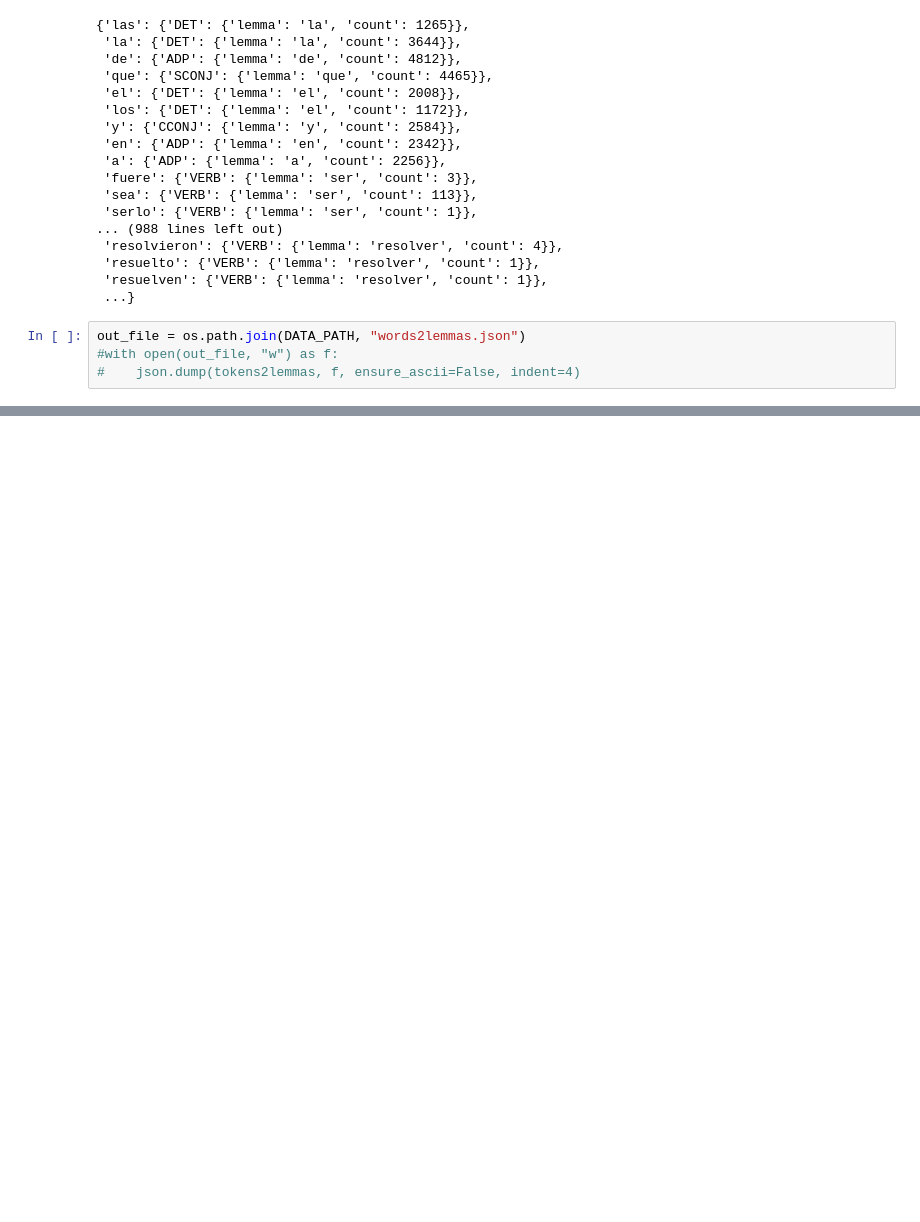
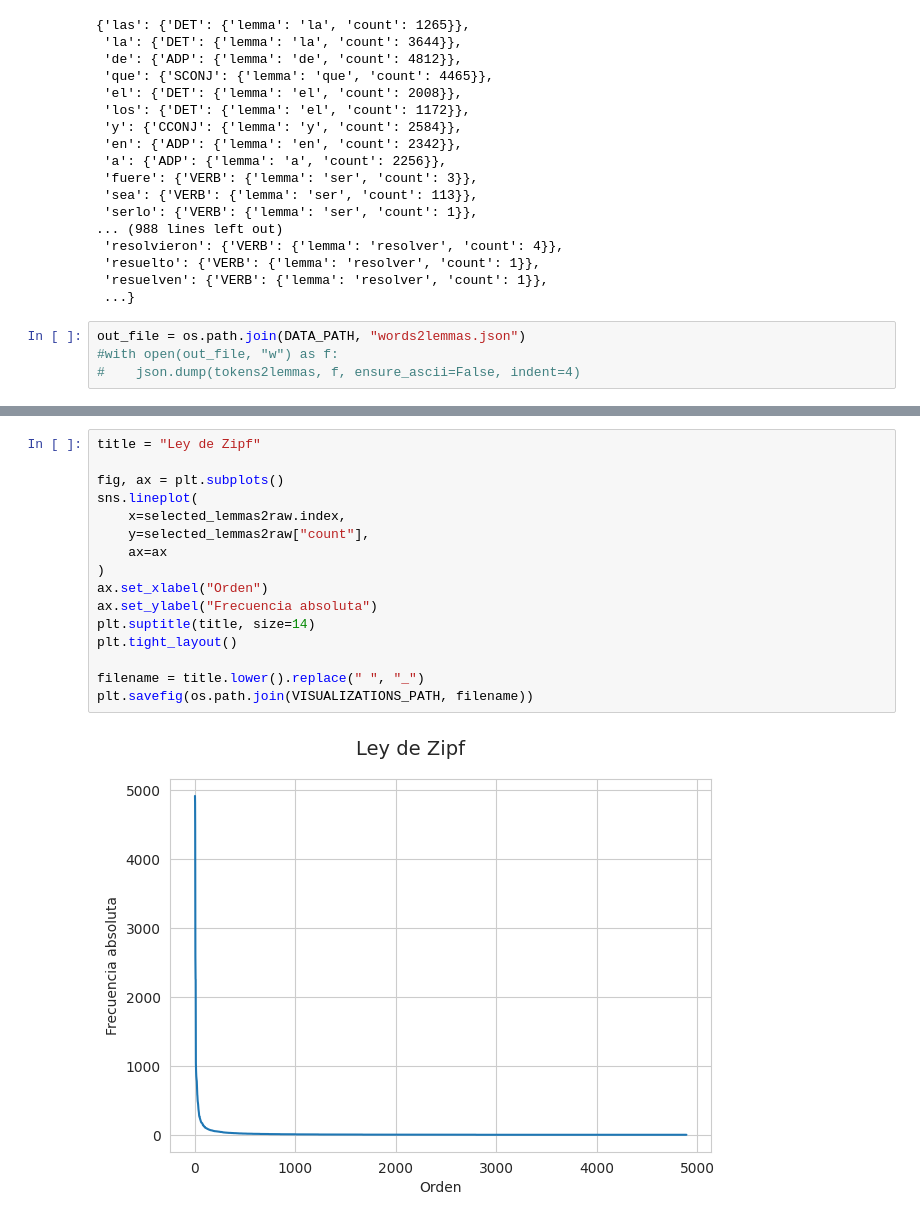
Before and after one commit to macfernandez/eddc-specialization-project, a Jupyter notebook: notebooks/03-annotation-description.ipynb, the cells around one changed output, grey strips where cells are left out. Saved outputs shown, nothing was run; the diff lists cells and outputs as text; blank space fills up the shorter version.

```diff
--- a/notebooks/03-annotation-description.ipynb
+++ b/notebooks/03-annotation-description.ipynb
@@ -287,0 +335,18 @@ out_file = os.path.join(DATA_PATH, "words2lemmas.json")
+# %%
+title = "Ley de Zipf"
+
+fig, ax = plt.subplots()
+sns.lineplot(
+    x=selected_lemmas2raw.index,
+    y=selected_lemmas2raw["count"],
+    ax=ax
+)
+ax.set_xlabel("Orden")
+ax.set_ylabel("Frecuencia absoluta")
+plt.suptitle(title, size=14)
+plt.tight_layout()
+
+filename = title.lower().replace(" ", "_")
+plt.savefig(os.path.join(VISUALIZATIONS_PATH, filename))
+# %% [output]
+[figure, added]
```
Also changed, not shown: parts of 9 cells of this notebook, 3 other files.
